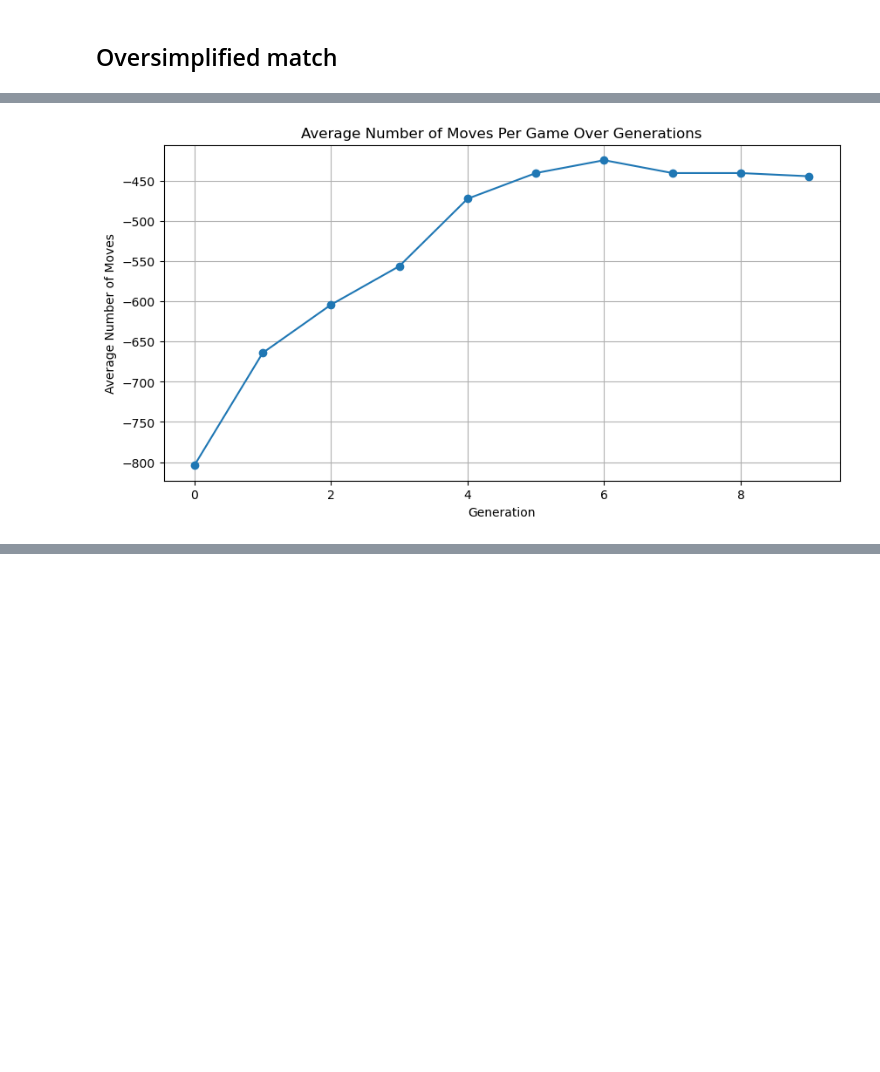
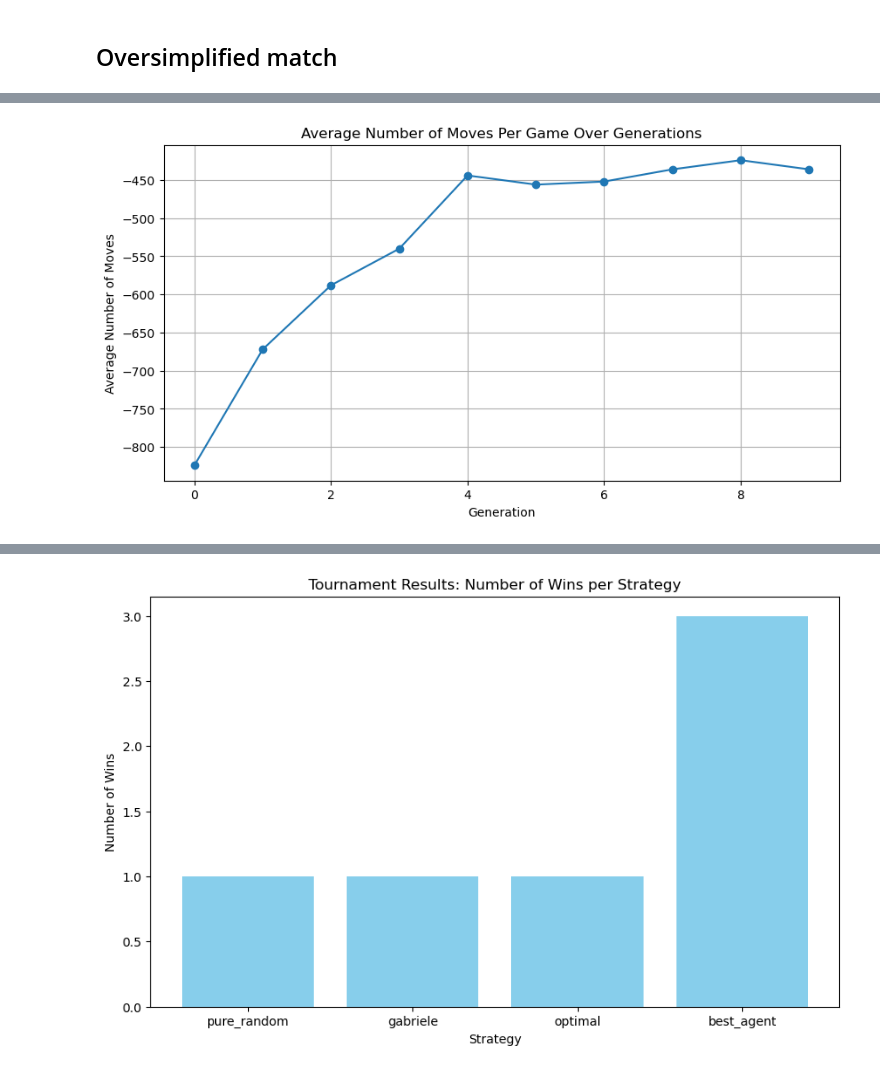
Before and after one commit to s316467/Computational-Intelligence-23-24, a Jupyter notebook: Labs/Lab2/lab2-nim.ipynb, the cells around one changed output, grey strips where cells are left out. Cells and saved outputs as stored; diff of their text form; code cells hidden in the pictures; blank space fills up the shorter version.

```diff
--- a/Labs/Lab2/lab2-nim.ipynb
+++ b/Labs/Lab2/lab2-nim.ipynb
@@ -260,12 +295,13 @@ def evolutionary_strategy(nim, generations, pop_size, initial_mutation_rate):
         # Optionally, adapt the mutation rate
         # This can be a function of the progress stagnation, diversity in population, etc.
 
-    return population, best_individual, avg_moves_per_game_history
+    return population, avg_moves_per_game_history
 # %% [markdown]
 ## Oversimplified match
 # %%
 import logging
 import matplotlib.pyplot as plt
+import itertools
 
 # Set the logging level to INFO to see the details of the game play
 logging.getLogger().setLevel(logging.INFO)
@@ -281,7 +317,7 @@ nim_game = Nim(num_rows)
 
 
 # Run the evolutionary strategy to get a population of evolved agents
-evolved_population, best_evolved_agent, avg_moves_per_game_history = evolutionary_strategy(nim_game, generations, pop_size, mutation_rate)
+evolved_population, avg_moves_per_game_history = evolutionary_strategy(nim_game, generations, pop_size, mutation_rate)
 
 # Plot the average number of moves per game over generations
 plt.figure(figsize=(10, 5))
@@ -304,7 +340,7 @@ nim = Nim(num_rows)
 player = 0  # Let's say our expert system is player 0
 
 # Set the strategies for both players
-player_strategies = [optimal, best_agent.make_move]  # Player 0 uses optimal, Player 1 uses ES, use #best_agent.make_move
+player_strategies = [best_agent.make_move, best_agent.make_move]  # Player 0 uses optimal, Player 1 uses ES, use #best_agent.make_move
 
 logging.info(f"Initial state: {nim}")
 
@@ -314,22 +350,62 @@ def print_nim(nim):
         print("Row {}: {}".format(row, "I" * num_objects))
     print("\n")
 
-while nim:
-    # Select the current player's strategy
-    strategy = player_strategies[player]
+def play_game(strategy1, strategy2, num_rows):
+    """Play a game of Nim between two strategies."""
+    nim = Nim(num_rows)
+    player = 0  # Start with player 0
+    while nim:
+        if player == 0:
+            ply = strategy1(nim)
+        else:
+            ply = strategy2(nim)
+        nim.nimming(ply)
+        if not nim:
+            return player  # Return the winning player
+        player = 1 - player  # Switch player
 
-    ply = strategy(nim)
+strategies = {
+    "pure_random": pure_random,
+    "gabriele": gabriele,
+    "optimal": optimal,
+    "best_agent": best_agent.make_move
+}
 
-    logging.info(f"Player {player} plays {ply}")
-    nim.nimming(ply)
-    logging.info(f"State after move: {nim}")
+# Setup tournament with available strategies
+tournament_results = {name: 0 for name in strategies}  # Reinitialize scores
+pairs = list(itertools.combinations(strategies.keys(), 2))  # List of all unique pairs of strategies
 
-    # Call the print_nim function to graphically represent the game state
-    print_nim(nim)
+print("Tournament Setup:")
+for pair in pairs:
+    print(f"{pair[0]} vs {pair[1]}")
 
-    if not nim:
-        logging.info(f"Player {player} wins!")
-        break
+# Play matches and display individual match results
+print("\nIndividual Match Results:")
+for strategy1_name, strategy2_name in pairs:
+    winner = play_game(strategies[strategy1_name], strategies[strategy2_name], num_rows)
+    winning_strategy = strategy1_name if winner == 0 else strategy2_name
+    tournament_results[winning_strategy] += 1
+    print(f"Match: {strategy1_name} vs {strategy2_name} - Winner: {winning_strategy}")
 
-    player = 1 - player  # Switch players
+# Overall Tournament Standings
+print("\nOverall Tournament Standings:")
+for strategy, wins in tournament_results.items():
+    print(f"{strategy}: {wins} wins")
+
+
+# Extracting strategy names and their respective win counts
+strategies = list(tournament_results.keys())
+wins = [tournament_results[strategy] for strategy in strategies]
+
+# Creating a bar graph
+plt.figure(figsize=(10, 6))
+plt.bar(strategies, wins, color='skyblue')
+
+# Adding titles and labels
+plt.title('Tournament Results: Number of Wins per Strategy')
+plt.xlabel('Strategy')
+plt.ylabel('Number of Wins')
+
+# Displaying the plot
+plt.show()
 # %% [output]
@@ -346,2 +422,2 @@ Generation 9: Best score -200 wins, Avg moves per game: -444.0
-[figure, old version]
+[figure, new version]
 INFO:root:Initial state: <1 3 5 7>
@@ -381,0 +441 @@ Row 3:
+[figure, added]
```
Also changed, not shown: parts of 3 cells of this notebook.
